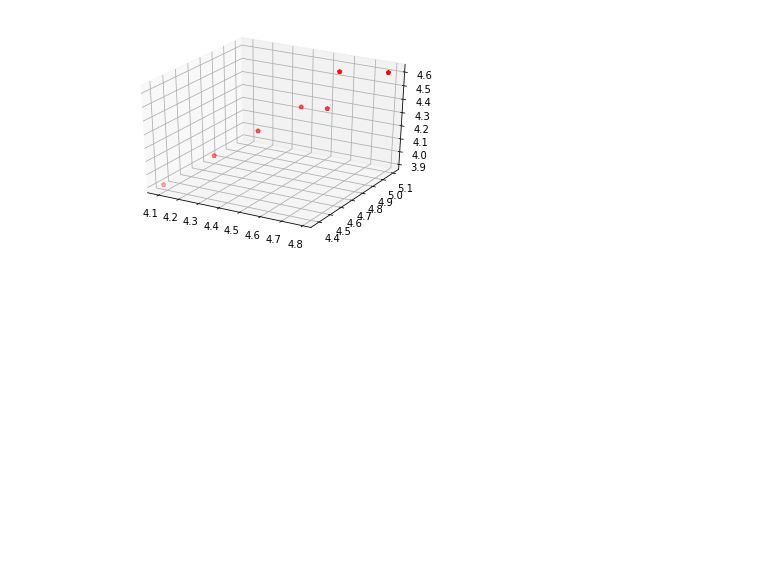
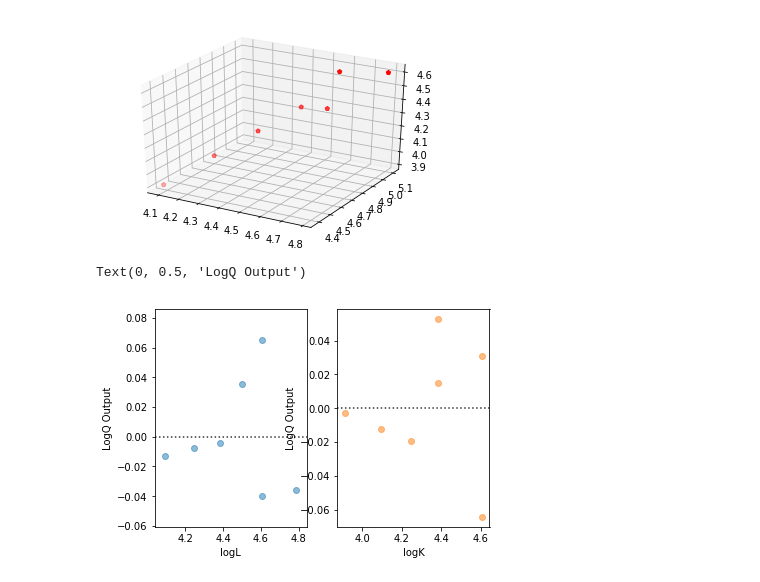
Before and after one commit to christianlaksmono/actuaryprogramming, a Jupyter notebook: Assignment 3/Question 2/Assignment 3.ipynb, the cells around one changed output. Saved outputs shown, nothing was run; the diff lists cells and outputs as text; code cells hidden in the pictures; blank space fills up the shorter version.

```diff
--- a/Assignment 3/Question 2/Assignment 3.ipynb
+++ b/Assignment 3/Question 2/Assignment 3.ipynb
@@ -173,0 +171,11 @@ ax.scatter(douglas.logL, douglas.logQ, douglas.logK, c='r', marker='p')
+# %%
+# Residual plots 2D
+
+fig, ax = pl.subplots(1, 2)
+ax[0] = sns.residplot('logL', 'logQ', douglas, ax=ax[0], scatter_kws={'alpha': 0.5})
+ax[0].set_ylabel('LogQ Output')
+ax[1] = sns.residplot('logK', 'logQ', douglas, ax=ax[1], scatter_kws={'alpha': 0.5})
+ax[1].set_ylabel('LogQ Output')
+# %% [output]
+Text(0, 0.5, 'LogQ Output')
+[figure, added]
```
Also changed, not shown: parts of 5 cells of this notebook.
